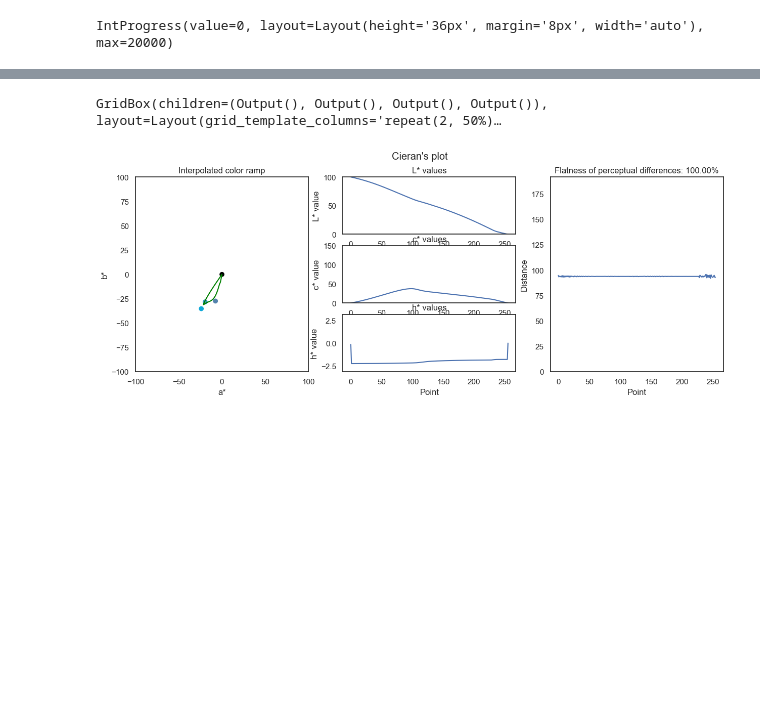
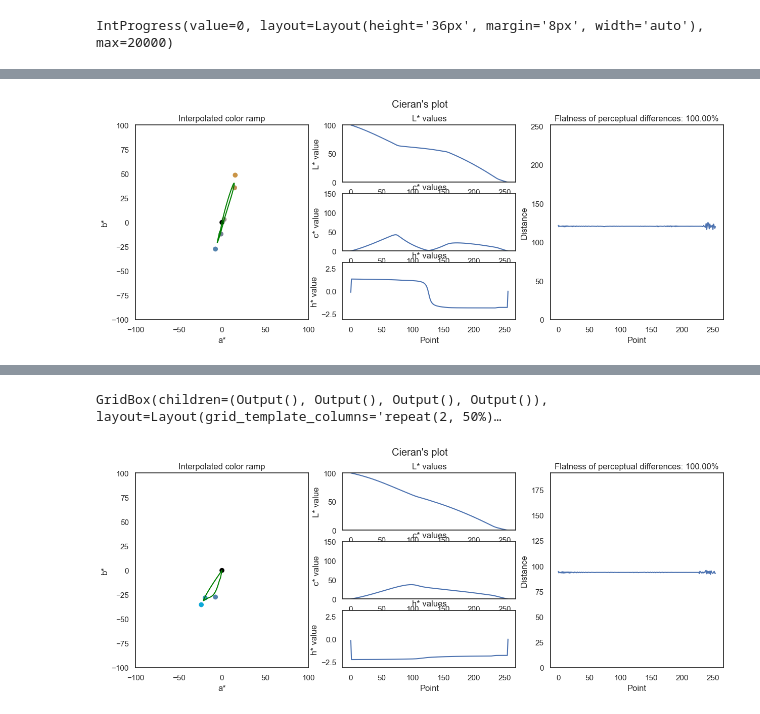
Before and after one commit to matthhong/cieran, a Jupyter notebook: example.ipynb, the cells around one changed output, grey strips where cells are left out. Saved outputs shown, nothing was run; the diff lists cells and outputs as text; code cells hidden in the pictures; blank space fills up the shorter version.

```diff
--- a/example.ipynb
+++ b/example.ipynb
@@ -40,0 +58,4 @@ draw_kde(top)
+# %%
+cie._search_result.plot_all()
+# %% [output]
+[figure, added]
```
Also changed, not shown: parts of 8 cells of this notebook, 2 other files.
